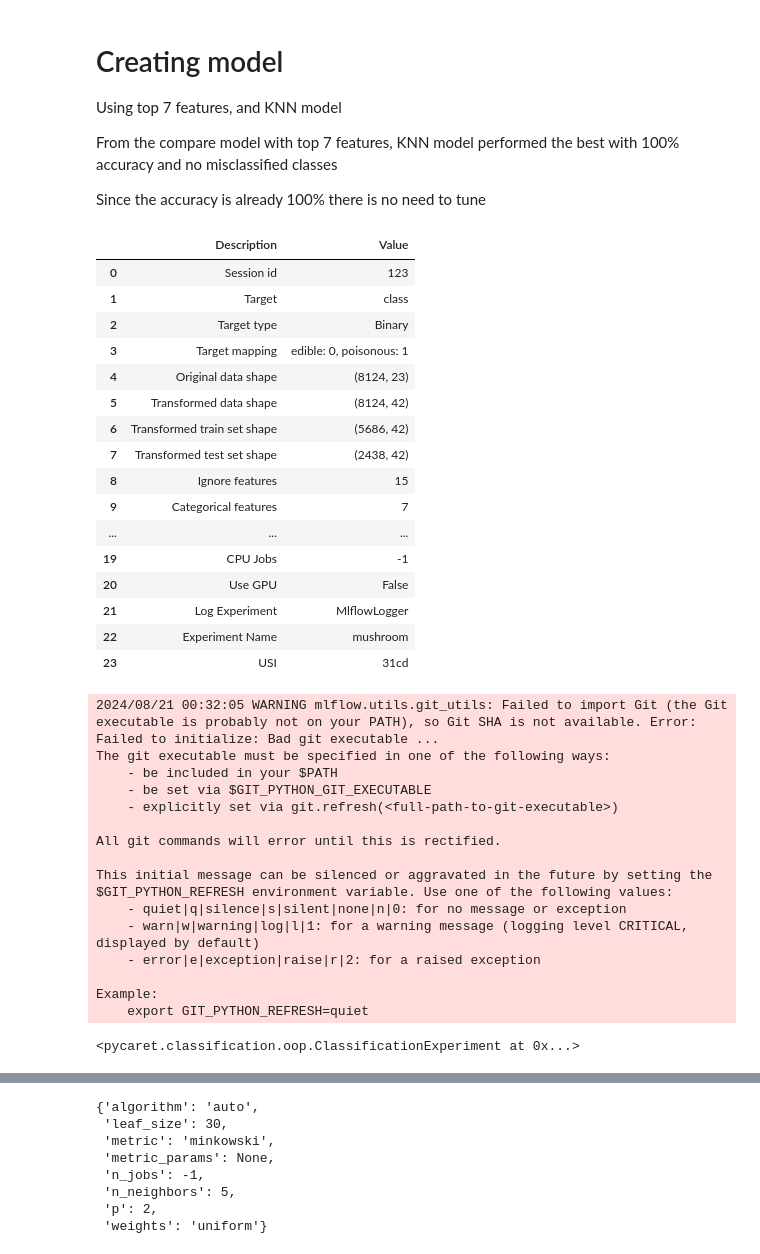
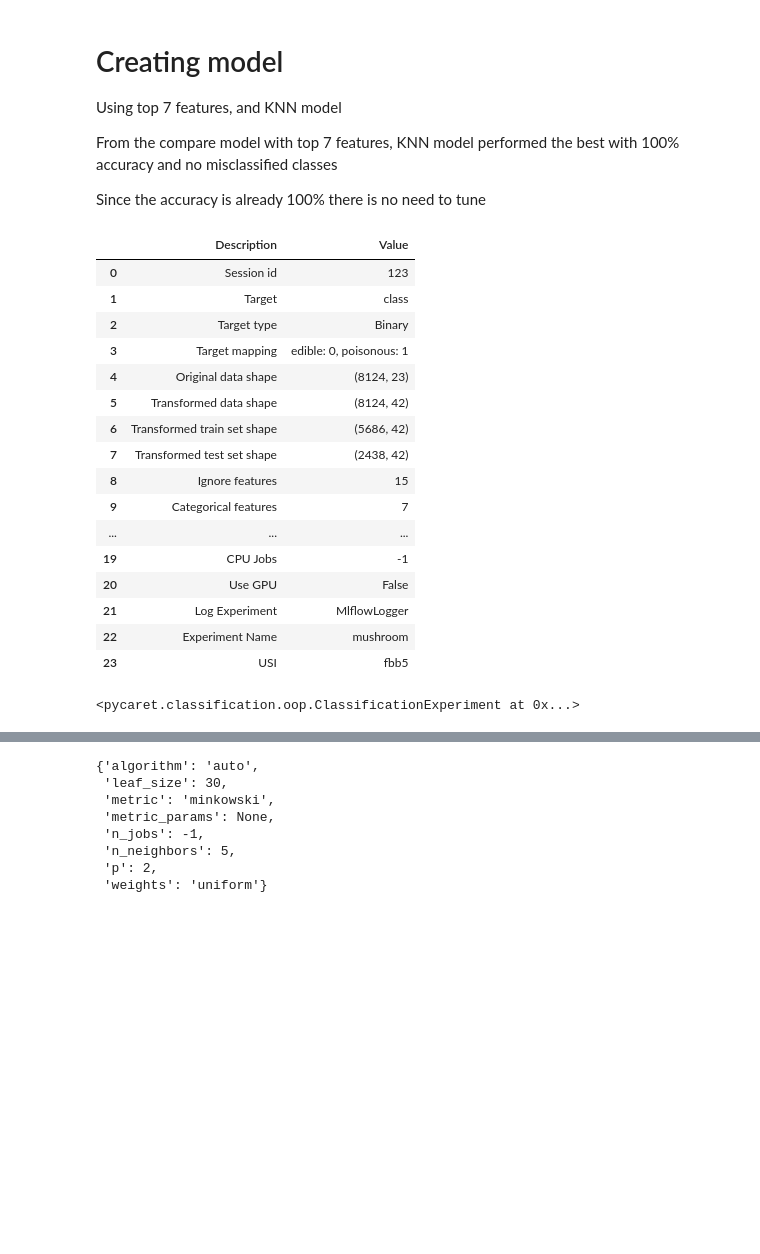
Before and after one commit to amberyeoe/mlops_assignment, a Jupyter notebook: notebooks/amber_mushroom.ipynb, the cells around one changed output, grey strips where cells are left out. Drawn from its saved outputs; the diff is of its cells as text; code cells hidden in the pictures; blank space fills up the shorter version.

```diff
--- a/notebooks/amber_mushroom.ipynb
+++ b/notebooks/amber_mushroom.ipynb
@@ -468,50 +528,38 @@ import mlflow
 mlflow.set_tracking_uri("http://127.0.0.1:5000")
 
 from pycaret.classification import *
+
+ignore_list = ['cap-shape', 'cap-surface', 'cap-color', 'gill-attachment', 'stalk-shape', 'stalk-color-above-ring', 'stalk-color-below-ring', 'veil-color', 'veil-type', 'ring-number', 'population', 'habitat']
+
+ignore_list_top7 = ignore_list + ['gill-spacing', 'stalk-root', 'stalk-surface-below-ring']
 
 setup(data,
       target = 'class',
       train_size = 0.7,
       session_id = 123,
       ignore_features = ignore_list_top7,
       categorical_features = ['odor', 'gill-size', 'ring-type', 'bruises', 'stalk-surface-above-ring', 'gill-color', 'spore-print-color'],
       categorical_imputation='drop', # to remove columns with empty values for habitat
       log_experiment = True,
       experiment_name = 'mushroom'
      )
 # %% [output]
 |  | Description | Value |
 | 0 | Session id | 123 |
 | 1 | Target | class |
 | 2 | Target type | Binary |
 | 3 | Target mapping | edible: 0, poisonous: 1 |
 | 4 | Original data shape | (8124, 23) |
 | 5 | Transformed data shape | (8124, 42) |
 | 6 | Transformed train set shape | (5686, 42) |
 | 7 | Transformed test set shape | (2438, 42) |
 | 8 | Ignore features | 15 |
 | 9 | Categorical features | 7 |
 | ... | ... | ... |
 | 19 | CPU Jobs | -1 |
 | 20 | Use GPU | False |
 | 21 | Log Experiment | MlflowLogger |
 | 22 | Experiment Name | mushroom |
-| 23 | USI | 31cd |
+| 23 | USI | fbb5 |
-2024/08/21 00:32:05 WARNING mlflow.utils.git_utils: Failed to import Git (the Git executable is probably not on your PATH), so Git SHA is not available. Error: Failed to initialize: Bad git executable ...
-The git executable must be specified in one of the following ways:
-    - be included in your $PATH
-    - be set via $GIT_PYTHON_GIT_EXECUTABLE
-    - explicitly set via git.refresh(<full-path-to-git-executable>)
-
-All git commands will error until this is rectified.
-
-This initial message can be silenced or aggravated in the future by setting the
-$GIT_PYTHON_REFRESH environment variable. Use one of the following values:
-    - quiet|q|silence|s|silent|none|n|0: for no message or exception
-    - warn|w|warning|log|l|1: for a warning message (logging level CRITICAL, displayed by default)
-    - error|e|exception|raise|r|2: for a raised exception
-
-Example:
-    export GIT_PYTHON_REFRESH=quiet
+<pycaret.classification.oop.ClassificationExperiment at 0x...>
-<pycaret.classification.oop.ClassificationExperiment at 0x...>
 # %%
```
Also changed, not shown: parts of 35 cells of this notebook, 12 other files.
